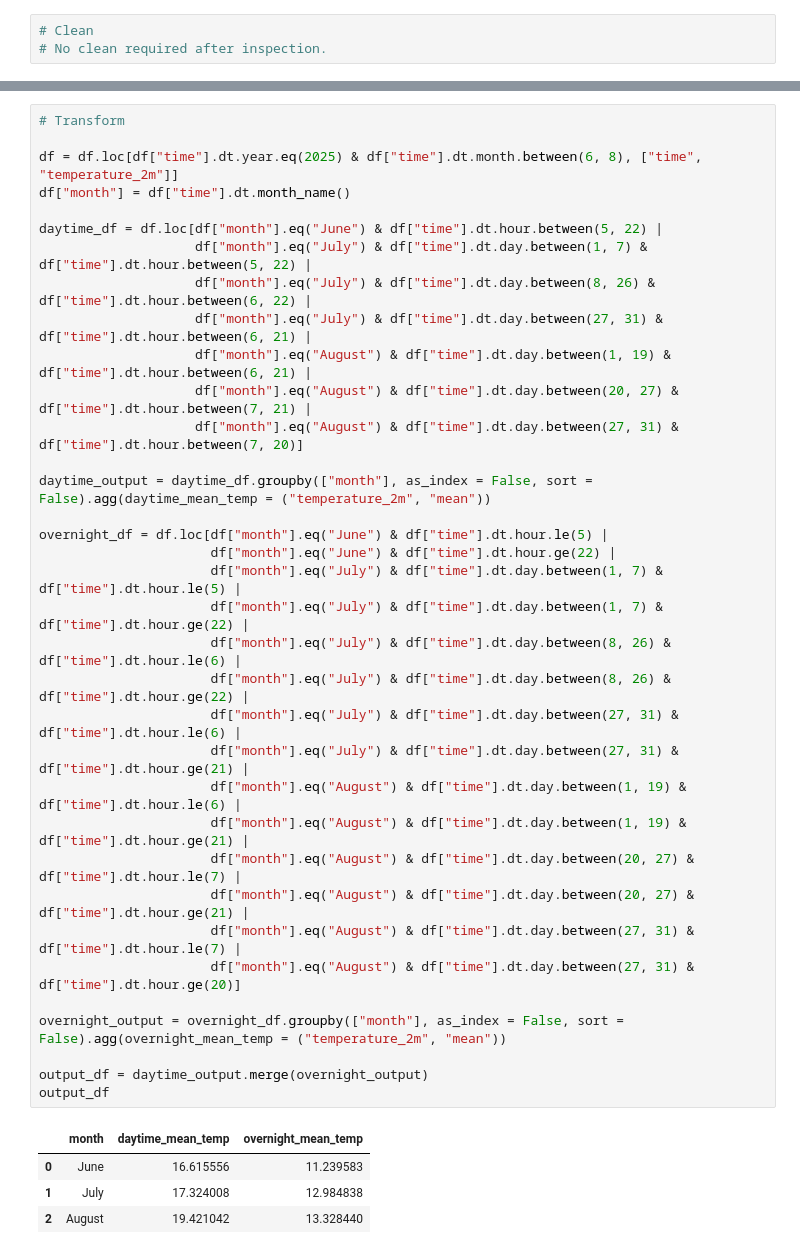
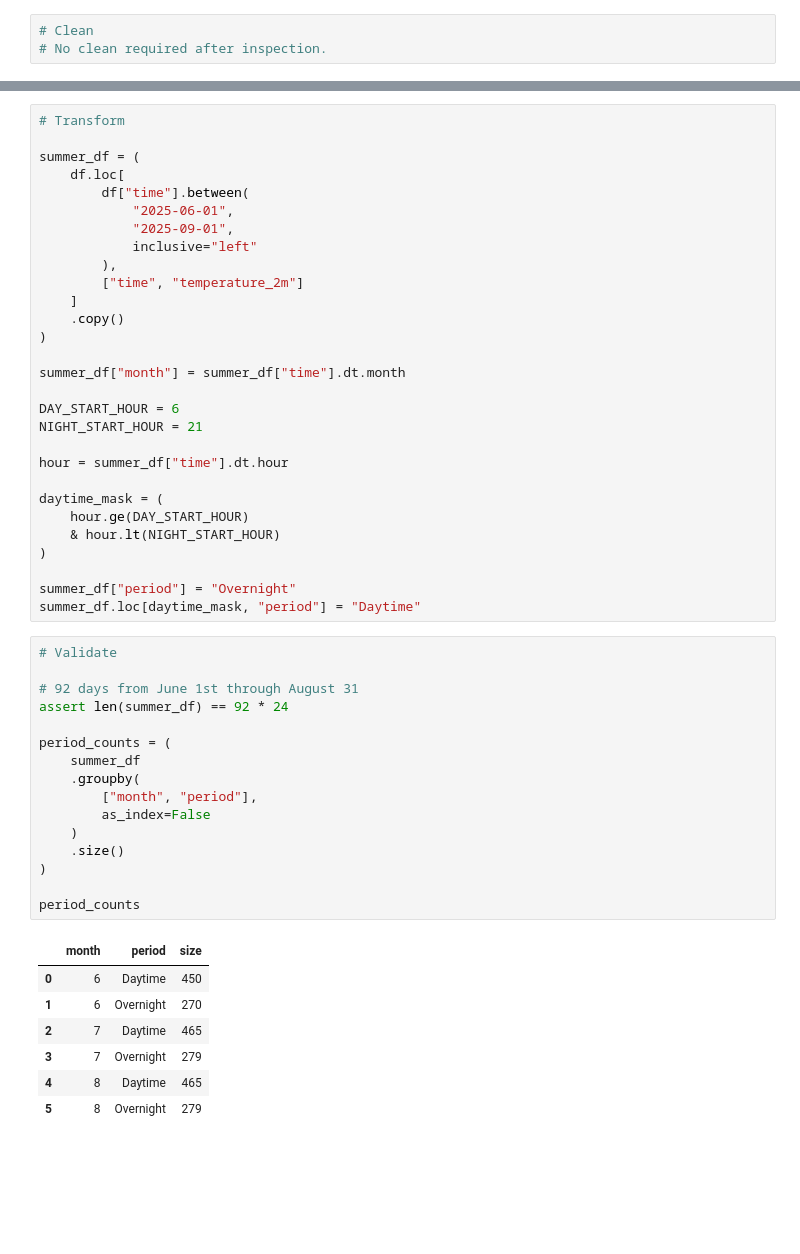
Before and after one commit to BushraElmu/practice-analysis, a Jupyter notebook: 2026-10-03_daytime-vs-overnight-temp-by-month/analysis.ipynb, the cells around one changed output, grey strips where cells are left out. Cells and saved outputs as stored; diff of their text form; blank space fills up the shorter version.

```diff
--- a/2026-10-03_daytime-vs-overnight-temp-by-month/analysis.ipynb
+++ b/2026-10-03_daytime-vs-overnight-temp-by-month/analysis.ipynb
@@ -89,40 +73,53 @@ Rounded to the nearest whole hour:
 # %%
 # Transform
 
-df = df.loc[df["time"].dt.year.eq(2025) & df["time"].dt.month.between(6, 8), ["time", "temperature_2m"]]
-df["month"] = df["time"].dt.month_name()
+summer_df = (
+    df.loc[
+        df["time"].between(
+            "2025-06-01",
+            "2025-09-01",
+            inclusive="left"
+        ),
+        ["time", "temperature_2m"]
+    ]
+    .copy()
+)
 
-daytime_df = df.loc[df["month"].eq("June") & df["time"].dt.hour.between(5, 22) |
-                    df["month"].eq("July") & df["time"].dt.day.between(1, 7) & df["time"].dt.hour.between(5, 22) |
-                    df["month"].eq("July") & df["time"].dt.day.between(8, 26) & df["time"].dt.hour.between(6, 22) |
-                    df["month"].eq("July") & df["time"].dt.day.between(27, 31) & df["time"].dt.hour.between(6, 21) |
-                    df["month"].eq("August") & df["time"].dt.day.between(1, 19) & df["time"].dt.hour.between(6, 21) |
-                    df["month"].eq("August") & df["time"].dt.day.between(20, 27) & df["time"].dt.hour.between(7, 21) |
-                    df["month"].eq("August") & df["time"].dt.day.between(27, 31) & df["time"].dt.hour.between(7, 20)]
+summer_df["month"] = summer_df["time"].dt.month
 
-daytime_output = daytime_df.groupby(["month"], as_index = False, sort = False).agg(daytime_mean_temp = ("temperature_2m", "mean"))
+DAY_START_HOUR = 6
+NIGHT_START_HOUR = 21
 
-overnight_df = df.loc[df["month"].eq("June") & df["time"].dt.hour.le(5) |
-                      df["month"].eq("June") & df["time"].dt.hour.ge(22) |
-                      df["month"].eq("July") & df["time"].dt.day.between(1, 7) & df["time"].dt.hour.le(5) |
-                      df["month"].eq("July") & df["time"].dt.day.between(1, 7) & df["time"].dt.hour.ge(22) |
-                      df["month"].eq("July") & df["time"].dt.day.between(8, 26) & df["time"].dt.hour.le(6) |
-                      df["month"].eq("July") & df["time"].dt.day.between(8, 26) & df["time"].dt.hour.ge(22) |
-                      df["month"].eq("July") & df["time"].dt.day.between(27, 31) & df["time"].dt.hour.le(6) |
-                      df["month"].eq("July") & df["time"].dt.day.between(27, 31) & df["time"].dt.hour.ge(21) |
-                      df["month"].eq("August") & df["time"].dt.day.between(1, 19) & df["time"].dt.hour.le(6) |
-                      df["month"].eq("August") & df["time"].dt.day.between(1, 19) & df["time"].dt.hour.ge(21) |
-                      df["month"].eq("August") & df["time"].dt.day.between(20, 27) & df["time"].dt.hour.le(7) |
-                      df["month"].eq("August") & df["time"].dt.day.between(20, 27) & df["time"].dt.hour.ge(21) |
-                      df["month"].eq("August") & df["time"].dt.day.between(27, 31) & df["time"].dt.hour.le(7) |
-                      df["month"].eq("August") & df["time"].dt.day.between(27, 31) & df["time"].dt.hour.ge(20)]
+hour = summer_df["time"].dt.hour
 
-overnight_output = overnight_df.groupby(["month"], as_index = False, sort = False).agg(overnight_mean_temp = ("temperature_2m", "mean"))
+daytime_mask = (
+    hour.ge(DAY_START_HOUR)
+    & hour.lt(NIGHT_START_HOUR)
+)
 
-output_df = daytime_output.merge(overnight_output)
-output_df
+summer_df["period"] = "Overnight"
+summer_df.loc[daytime_mask, "period"] = "Daytime"
-# %% [output]
-|  | month | daytime_mean_temp | overnight_mean_temp |
-| 0 | June | 16.615556 | 11.239583 |
-| 1 | July | 17.324008 | 12.984838 |
-| 2 | August | 19.421042 | 13.328440 |
+# %%
+# Validate
+
+# 92 days from June 1st through August 31
+assert len(summer_df) == 92 * 24
+
+period_counts = (
+    summer_df
+    .groupby(
+        ["month", "period"],
+        as_index=False
+    )
+    .size()
+)
+
+period_counts
+# %% [output]
+|  | month | period | size |
+| 0 | 6 | Daytime | 450 |
+| 1 | 6 | Overnight | 270 |
+| 2 | 7 | Daytime | 465 |
+| 3 | 7 | Overnight | 279 |
+| 4 | 8 | Daytime | 465 |
+| 5 | 8 | Overnight | 279 |
```
Also changed, not shown: parts of 7 cells of this notebook, 2 other files.
